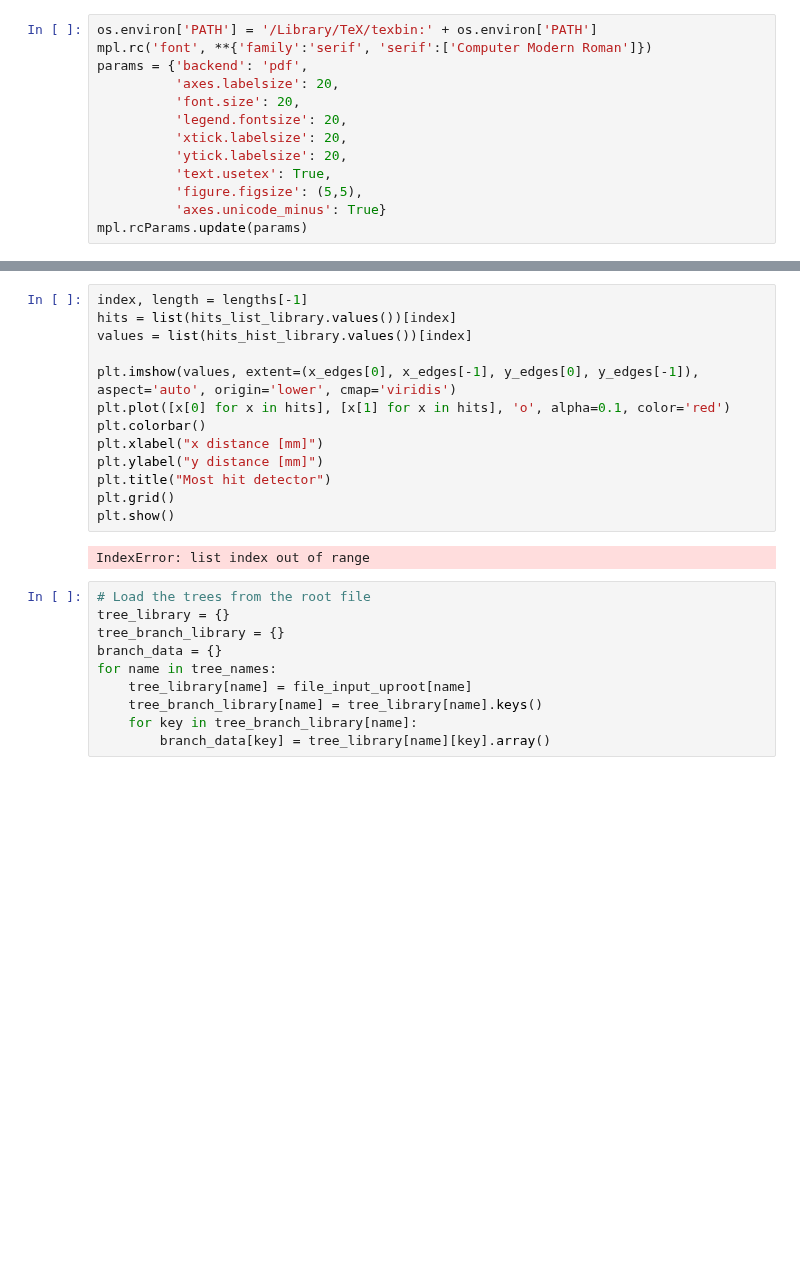
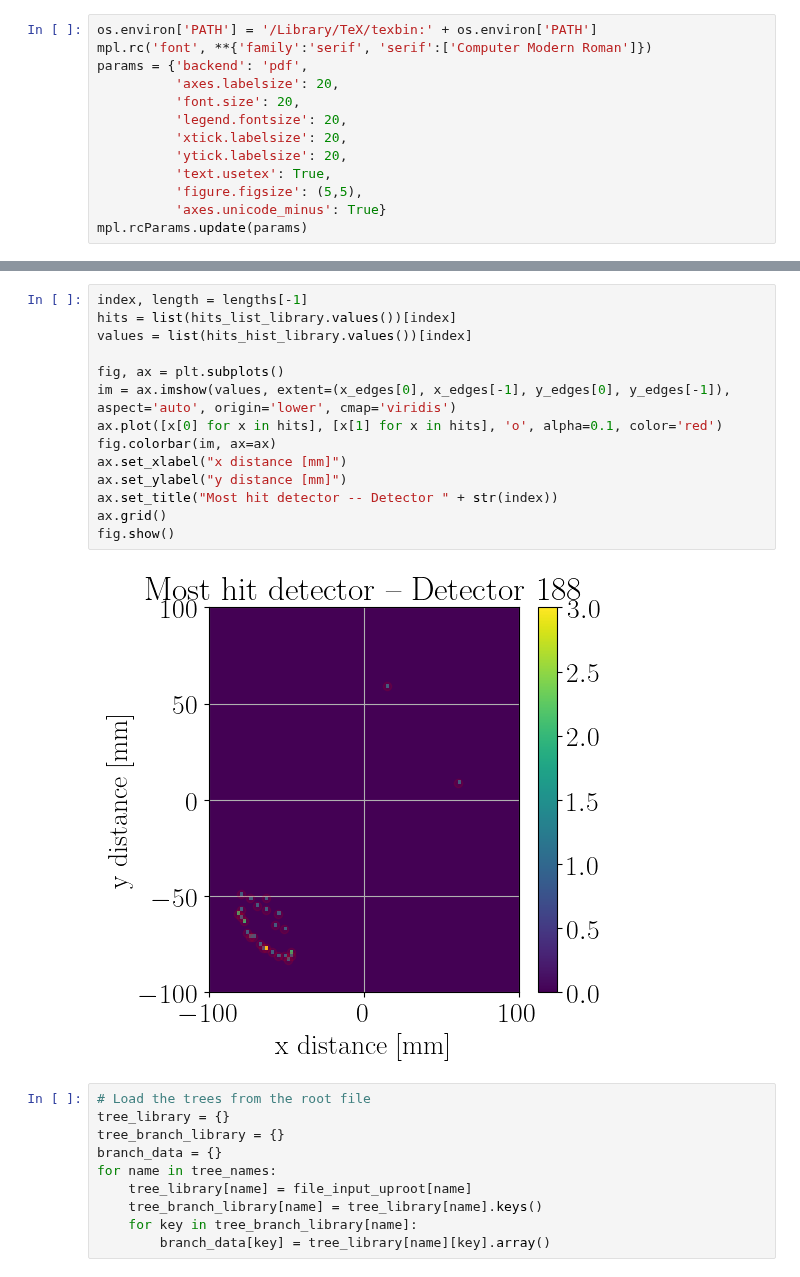
Before and after one commit to Noah-Everett/DSPS-Detector, a Jupyter notebook: analysis/preliminary.ipynb, the cells around one changed output, grey strips where cells are left out. Drawn from its saved outputs; the diff is of its cells as text; blank space fills up the shorter version.

```diff
--- a/analysis/preliminary.ipynb
+++ b/analysis/preliminary.ipynb
@@ -164,18 +118,19 @@ plt.show()
 # %%
 index, length = lengths[-1]
 hits = list(hits_list_library.values())[index]
 values = list(hits_hist_library.values())[index]
 
-plt.imshow(values, extent=(x_edges[0], x_edges[-1], y_edges[0], y_edges[-1]), aspect='auto', origin='lower', cmap='viridis')
-plt.plot([x[0] for x in hits], [x[1] for x in hits], 'o', alpha=0.1, color='red')
-plt.colorbar()
-plt.xlabel("x distance [mm]")
-plt.ylabel("y distance [mm]")
-plt.title("Most hit detector")
-plt.grid()
-plt.show()
+fig, ax = plt.subplots()
+im = ax.imshow(values, extent=(x_edges[0], x_edges[-1], y_edges[0], y_edges[-1]), aspect='auto', origin='lower', cmap='viridis')
+ax.plot([x[0] for x in hits], [x[1] for x in hits], 'o', alpha=0.1, color='red')
+fig.colorbar(im, ax=ax)
+ax.set_xlabel("x distance [mm]")
+ax.set_ylabel("y distance [mm]")
+ax.set_title("Most hit detector -- Detector " + str(index))
+ax.grid()
+fig.show()
 # %% [output]
-IndexError: list index out of range
+[figure, added]
 # %%
 # Load the trees from the root file
 tree_library = {}
```
Also changed, not shown: parts of 10 cells of this notebook, 23 other files.
